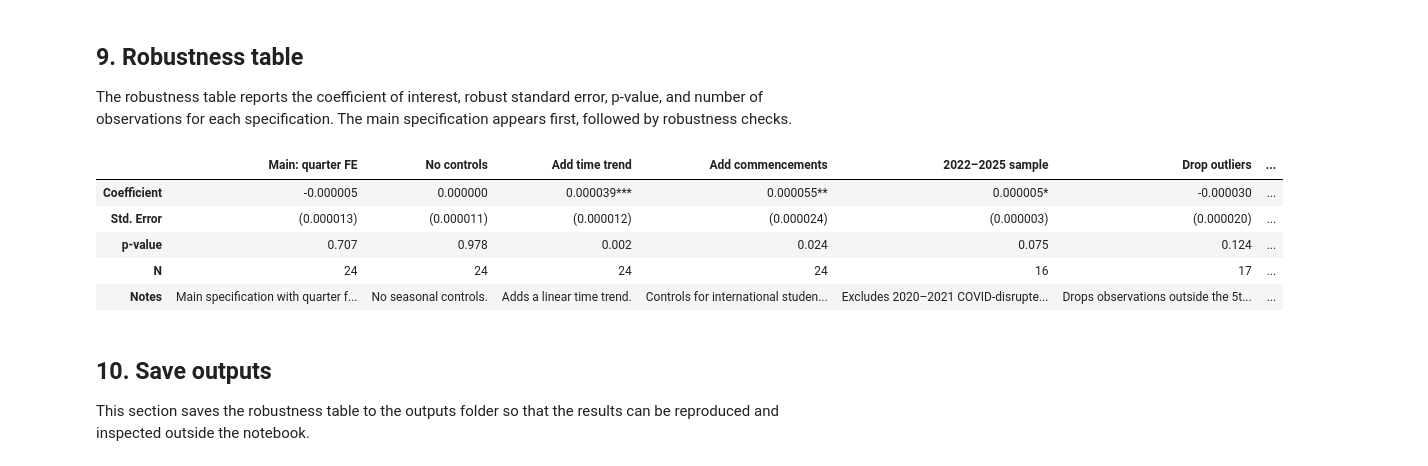
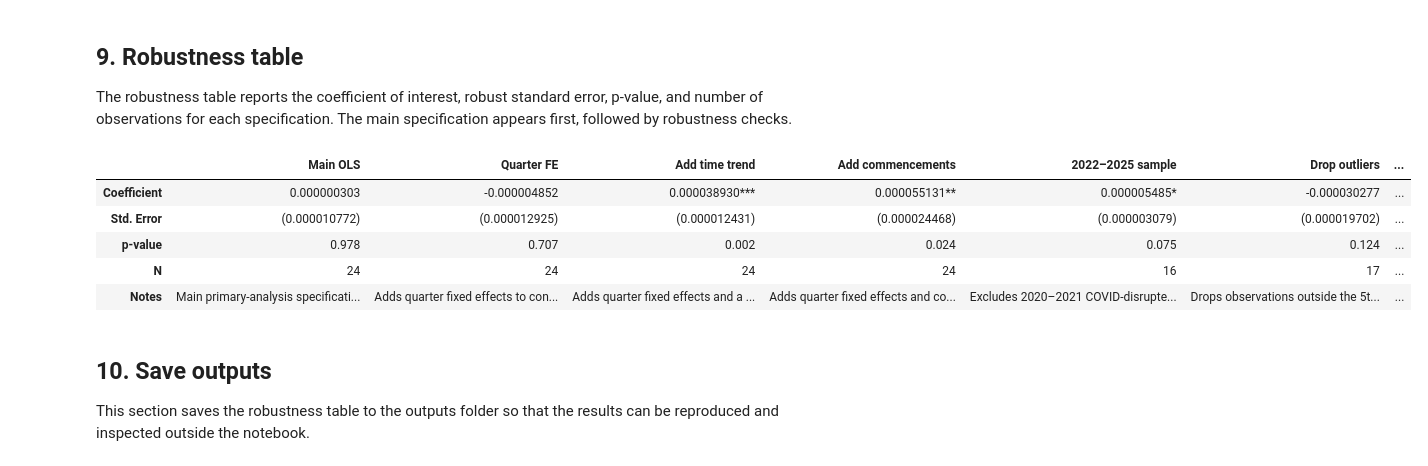
Before and after one commit to qdin0003/ECC3479-project, a Jupyter notebook: code/robustness_analysis.ipynb, the cells around one changed output. Drawn from its saved outputs; the diff is of its cells as text; code cells hidden in the pictures.

Commit message:
Align robustness table with primary specification

```diff
--- a/code/robustness_analysis.ipynb
+++ b/code/robustness_analysis.ipynb
@@ -284,26 +282,26 @@ This section estimates the main specification and a set of robustness checks. Th
 # %%
 models = {}
 
-# Column 1: Main specification
-models["Main: quarter FE"] = {
+# Column 1: Main specification from the primary econometric analysis
+models["Main OLS"] = {
+    "model": fit_ols(
+        f"{OUTCOME} ~ {TREATMENT}",
+        reg_df,
+        cov_type="HC1"
+    ),
+    "variable": TREATMENT,
+    "note": "Main primary-analysis specification with no additional controls."
+}
+
+# Column 2: Quarter fixed effects
+models["Quarter FE"] = {
     "model": fit_ols(
         f"{OUTCOME} ~ {TREATMENT} + C({QUARTER})",
         reg_df,
         cov_type="HC1"
     ),
     "variable": TREATMENT,
-    "note": "Main specification with quarter fixed effects and HC1 robust standard errors."
-}
-
-# Column 2: No controls
-models["No controls"] = {
-    "model": fit_ols(
-        f"{OUTCOME} ~ {TREATMENT}",
-        reg_df,
-        cov_type="HC1"
-    ),
-    "variable": TREATMENT,
-    "note": "No seasonal controls."
+    "note": "Adds quarter fixed effects to control for seasonal differences."
 }
 
 # Column 3: Add time trend
@@ -314,7 +312,7 @@ models["Add time trend"] = {
         cov_type="HC1"
     ),
     "variable": TREATMENT,
-    "note": "Adds a linear time trend."
+    "note": "Adds quarter fixed effects and a linear time trend."
 }
 
 # Column 4: Add commencements control
@@ -325,7 +323,7 @@ models["Add commencements"] = {
         cov_type="HC1"
     ),
     "variable": TREATMENT,
-    "note": "Controls for international student commencements."
+    "note": "Adds quarter fixed effects and controls for international student commencements."
 }
 
 # Column 5: Restrict to 2022–2025
@@ -375,15 +373,15 @@ models["Log enrolments"] = {
     "note": "Uses log(1 + enrolments) instead of enrolments in levels."
 }
 
-# Column 8: Alternative inference using HC3 standard errors
+# Column 8: Alternative inference using HC3 standard errors for the main OLS model
 models["HC3 standard errors"] = {
     "model": fit_ols(
-        f"{OUTCOME} ~ {TREATMENT} + C({QUARTER})",
+        f"{OUTCOME} ~ {TREATMENT}",
         reg_df,
         cov_type="HC3"
     ),
     "variable": TREATMENT,
-    "note": "Uses HC3 robust standard errors instead of HC1."
+    "note": "Uses HC3 robust standard errors for the main OLS specification."
 }
 
 print("Robustness specifications estimated successfully.")
@@ -396,29 +394,29 @@ The robustness table reports the coefficient of interest, robust standard error,
 # %%
 rows = {}
 
 for spec_name, item in models.items():
     model = item["model"]
     variable = item["variable"]
     result = extract_model_result(model, variable)
 
     rows[spec_name] = {
-        "Coefficient": f"{result['coef']:.6f}{result['stars']}",
-        "Std. Error": f"({result['se']:.6f})",
+        "Coefficient": f"{result['coef']:.9f}{result['stars']}",
+        "Std. Error": f"({result['se']:.9f})",
         "p-value": f"{result['pval']:.3f}",
         "N": result["nobs"],
         "Notes": item["note"]
     }
 
 robustness_table = pd.DataFrame(rows)
 
 display(robustness_table)
 # %% [output]
-|  | Main: quarter FE | No controls | Add time trend | Add commencements | 2022–2025 sample | Drop outliers | ... |
-| Coefficient | -0.000005 | 0.000000 | 0.000039*** | 0.000055** | 0.000005* | -0.000030 | ... |
-| Std. Error | (0.000013) | (0.000011) | (0.000012) | (0.000024) | (0.000003) | (0.000020) | ... |
-| p-value | 0.707 | 0.978 | 0.002 | 0.024 | 0.075 | 0.124 | ... |
+|  | Main OLS | Quarter FE | Add time trend | Add commencements | 2022–2025 sample | Drop outliers | ... |
+| Coefficient | 0.000000303 | -0.000004852 | 0.000038930*** | 0.000055131** | 0.000005485* | -0.000030277 | ... |
+| Std. Error | (0.000010772) | (0.000012925) | (0.000012431) | (0.000024468) | (0.000003079) | (0.000019702) | ... |
+| p-value | 0.978 | 0.707 | 0.002 | 0.024 | 0.075 | 0.124 | ... |
 | N | 24 | 24 | 24 | 24 | 16 | 17 | ... |
-| Notes | Main specification with quarter f... | No seasonal controls. | Adds a linear time trend. | Controls for international studen... | Excludes 2020–2021 COVID-disrupte... | Drops observations outside the 5t... | ... |
+| Notes | Main primary-analysis specificati... | Adds quarter fixed effects to con... | Adds quarter fixed effects and a ... | Adds quarter fixed effects and co... | Excludes 2020–2021 COVID-disrupte... | Drops observations outside the 5t... | ... |
 # %% [markdown]
 ## 10. Save outputs
 
```
Also changed, not shown: parts of 2 cells of this notebook, 2 other files.
